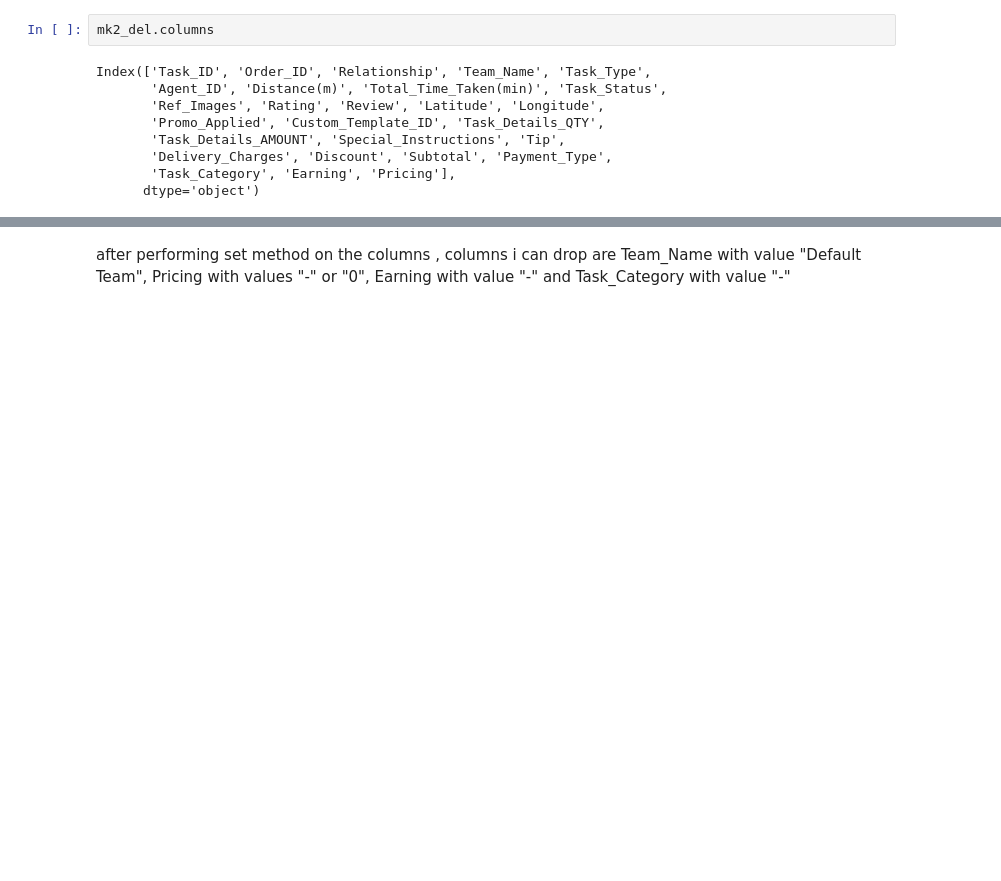
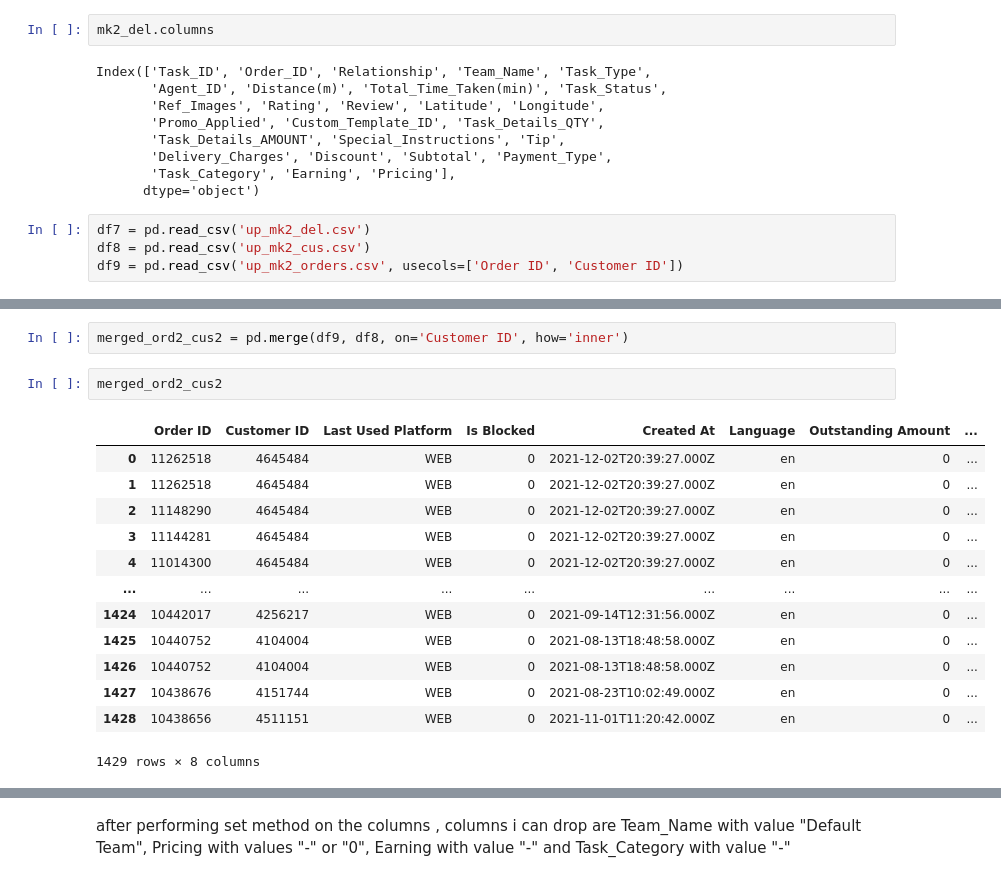
Before and after one commit to SikaBoateng/data_pipeline_, a Jupyter notebook: mk2_del.ipynb, the cells around one changed output, grey strips where cells are left out. Cells and saved outputs as stored; diff of their text form; blank space fills up the shorter version.

```diff
--- a/mk2_del.ipynb
+++ b/mk2_del.ipynb
@@ -125,3 +125,7 @@ Index(['Task_ID', 'Order_ID', 'Relationship', 'Team_Name', 'Task_Type',
        'Delivery_Charges', 'Discount', 'Subtotal', 'Payment_Type',
        'Task_Category', 'Earning', 'Pricing'],
       dtype='object')
+# %%
+df7 = pd.read_csv('up_mk2_del.csv')
+df8 = pd.read_csv('up_mk2_cus.csv')
+df9 = pd.read_csv('up_mk2_orders.csv', usecols=['Order ID', 'Customer ID'])
@@ -127,0 +181,18 @@ Index(['Task_ID', 'Order_ID', 'Relationship', 'Team_Name', 'Task_Type',
+# %%
+merged_ord2_cus2 = pd.merge(df9, df8, on='Customer ID', how='inner')
+# %%
+merged_ord2_cus2
+# %% [output]
+|  | Order ID | Customer ID | Last Used Platform | Is Blocked | Created At | Language | Outstanding Amount | ... |
+| 0 | 11262518 | 4645484 | WEB | 0 | 2021-12-02T20:39:27.000Z | en | 0 | ... |
+| 1 | 11262518 | 4645484 | WEB | 0 | 2021-12-02T20:39:27.000Z | en | 0 | ... |
+| 2 | 11148290 | 4645484 | WEB | 0 | 2021-12-02T20:39:27.000Z | en | 0 | ... |
+| 3 | 11144281 | 4645484 | WEB | 0 | 2021-12-02T20:39:27.000Z | en | 0 | ... |
+| 4 | 11014300 | 4645484 | WEB | 0 | 2021-12-02T20:39:27.000Z | en | 0 | ... |
+| ... | ... | ... | ... | ... | ... | ... | ... | ... |
+| 1424 | 10442017 | 4256217 | WEB | 0 | 2021-09-14T12:31:56.000Z | en | 0 | ... |
+| 1425 | 10440752 | 4104004 | WEB | 0 | 2021-08-13T18:48:58.000Z | en | 0 | ... |
+| 1426 | 10440752 | 4104004 | WEB | 0 | 2021-08-13T18:48:58.000Z | en | 0 | ... |
+| 1427 | 10438676 | 4151744 | WEB | 0 | 2021-08-23T10:02:49.000Z | en | 0 | ... |
+| 1428 | 10438656 | 4511151 | WEB | 0 | 2021-11-01T11:20:42.000Z | en | 0 | ... |
+1429 rows × 8 columns
```
Also changed, not shown: parts of 15 cells of this notebook, 6 other files.
